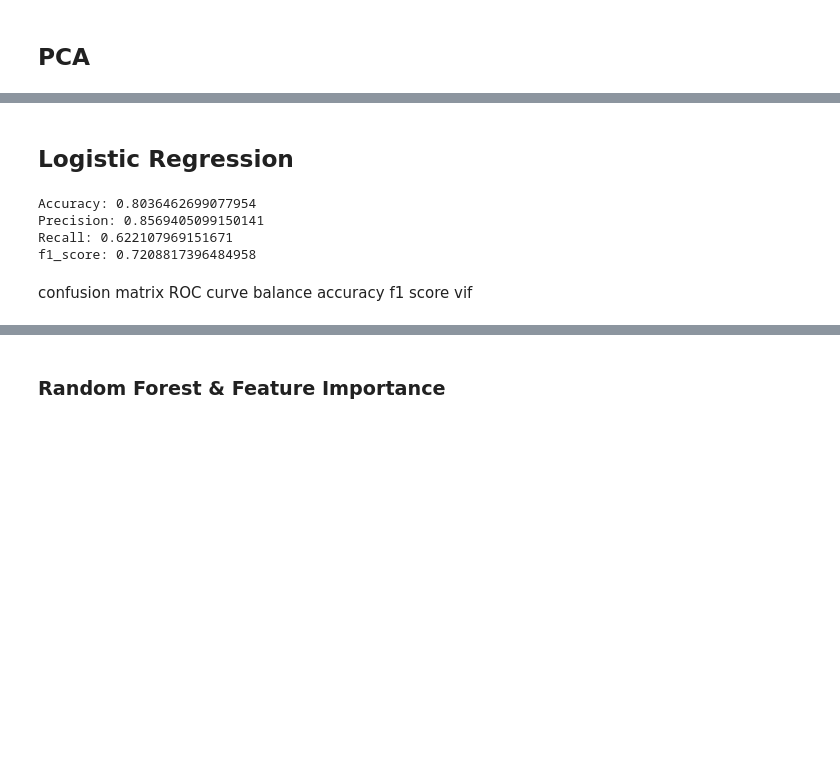
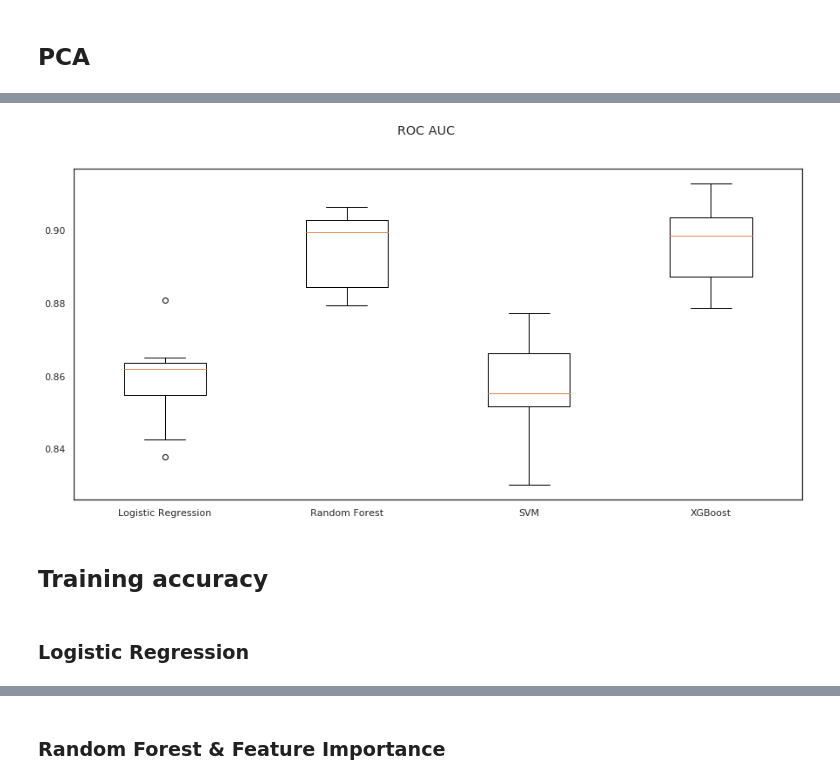
Before and after one commit to psuri15/WAF2019, a Jupyter notebook: FirstModel.ipynb, the cells around one changed output, grey strips where cells are left out. Saved outputs shown, nothing was run; the diff lists cells and outputs as text; code cells hidden in the pictures; blank space fills up the shorter version.

```diff
--- a/FirstModel.ipynb
+++ b/FirstModel.ipynb
@@ -342,0 +408,11 @@ from sklearn
+# %%
+fig = plt.figure(figsize=(15, 7))
+fig.suptitle('ROC AUC')
+ax = fig.add_subplot(111)
+plt.boxplot(auc_results)
+ax.set_xticklabels(names)
+plt.show()
+# %% [output]
+[figure, added]
+# %% [markdown]
+## Training accuracy
@@ -343,2 +438,2 @@ from sklearn
 # %% [markdown]
-## Logistic Regression
+### Logistic Regression
@@ -350,30 +439,0 @@ from sklearn
-# %%
-from sklearn.linear_model import LogisticRegression
-from sklearn.model_selection import train_test_split
-from sklearn.metrics import confusion_matrix, f1_score, accuracy_score, precision_score, recall_score
-from sklearn.preprocessing import StandardScaler
-
-x_train, x_test, y_train, y_test = train_test_split(data.drop(columns='label'), data[['label']], test_size=0.3)
-scaler = StandardScaler()
-scaler.fit(x_train)
-x_train = scaler.transform(x_train)
-x_test = scaler.transform(x_test)
-
-lr = LogisticRegression().fit(x_train, y_train)
-y_pred = lr.predict(x_test)
-
-print("Accuracy:", accuracy_score(y_test, y_pred))
-print("Precision:", precision_score(y_test, y_pred))
-print("Recall:", recall_score(y_test, y_pred))
-print("f1_score:",f1_score(y_test, y_pred))
-# %% [output]
-Accuracy: 0.8036462699077954
-Precision: 0.8569405099150141
-Recall: 0.622107969151671
-f1_score: 0.7208817396484958
-# %% [markdown]
-confusion matrix
-ROC curve
-balance accuracy
-f1 score
-vif
```
Also changed, not shown: parts of 47 cells of this notebook.
